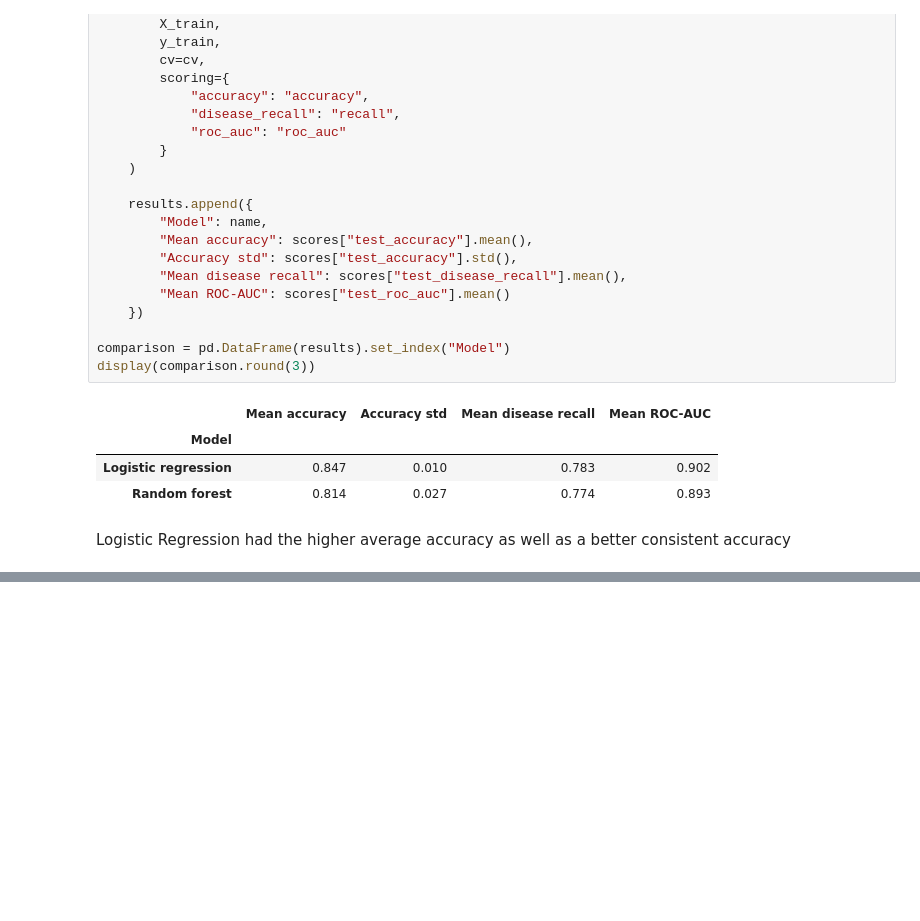
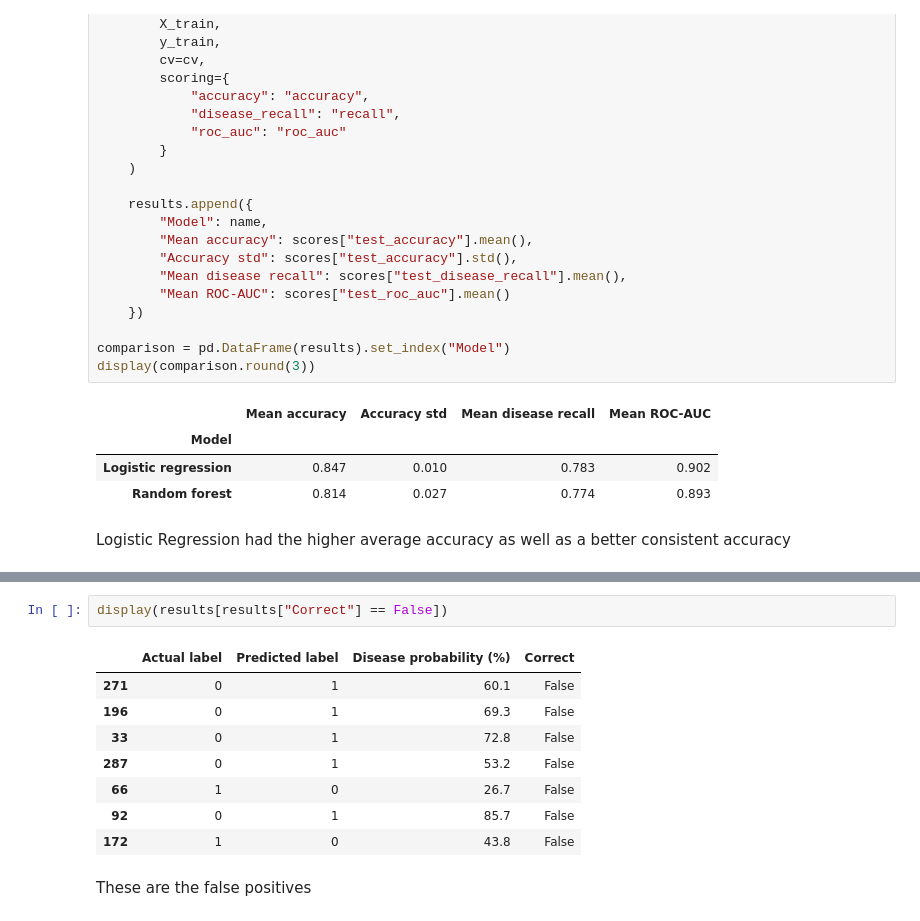
Before and after one commit to djoseph06/Heart-Disease-Classifier, a Jupyter notebook: Heart_Disease_Classifier.ipynb, the cells around one changed output, grey strips where cells are left out. Saved outputs shown, nothing was run; the diff lists cells and outputs as text; blank space fills up the shorter version.

```diff
--- a/Heart_Disease_Classifier.ipynb
+++ b/Heart_Disease_Classifier.ipynb
@@ -227,0 +277,13 @@ Logistic Regression had the higher average accuracy as well as a better consiste
+# %%
+display(results[results["Correct"] == False])
+# %% [output]
+|  | Actual label | Predicted label | Disease probability (%) | Correct |
+| 271 | 0 | 1 | 60.1 | False |
+| 196 | 0 | 1 | 69.3 | False |
+| 33 | 0 | 1 | 72.8 | False |
+| 287 | 0 | 1 | 53.2 | False |
+| 66 | 1 | 0 | 26.7 | False |
+| 92 | 0 | 1 | 85.7 | False |
+| 172 | 1 | 0 | 43.8 | False |
+# %% [markdown]
+These are the false positives
```
Also changed, not shown: parts of 2 cells of this notebook.
